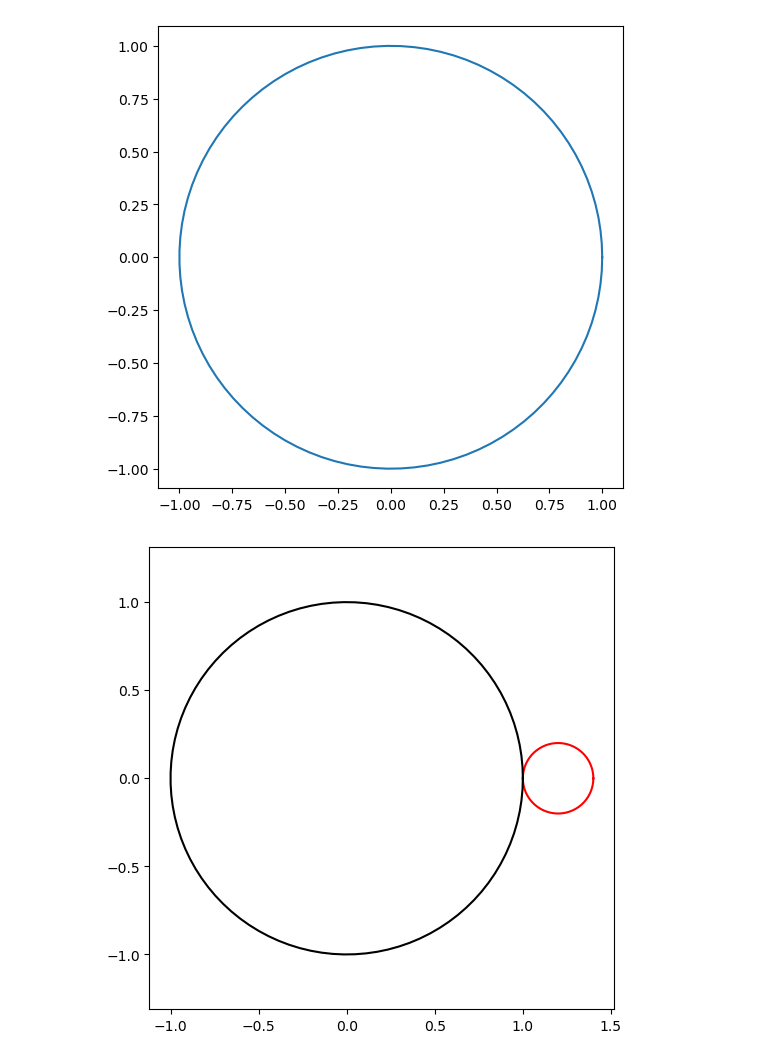
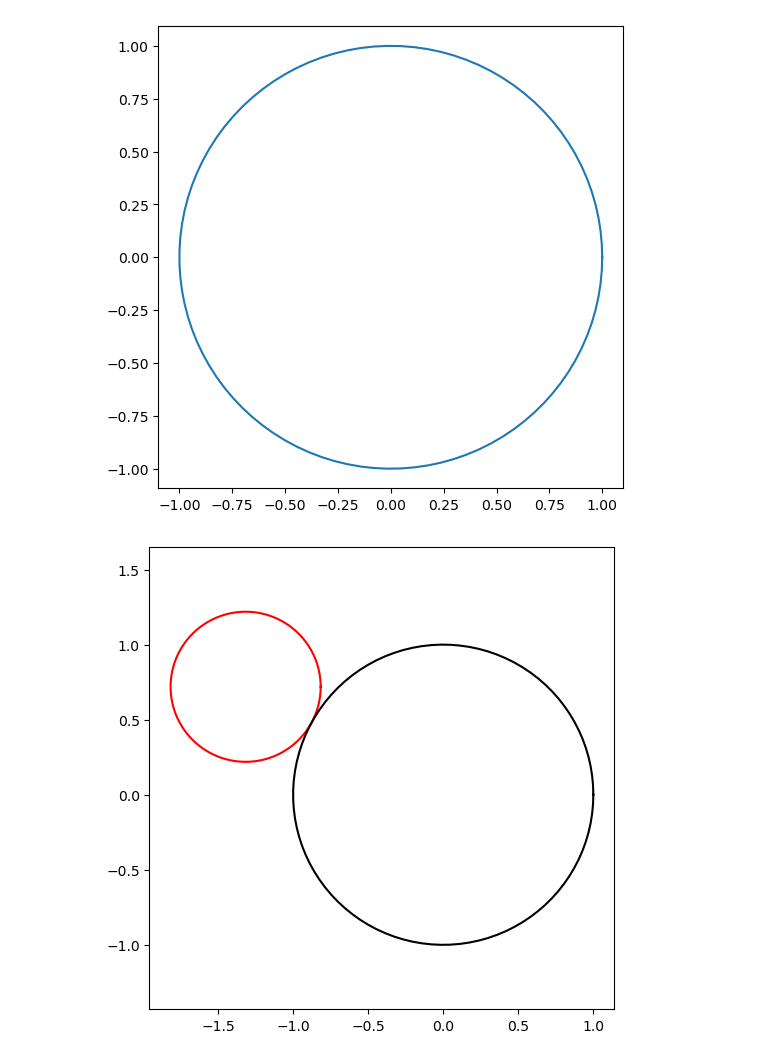
Before and after one commit to alessandroale12/Globo-Cubo, a Jupyter notebook: main_interaction.ipynb, the cells around one changed output. Saved outputs shown, nothing was run; the diff lists cells and outputs as text; code cells hidden in the pictures.

Commit message:
Definition of points inner angle still doesnt work. I have the points outside instead of the inside ones

```diff
--- a/main_interaction.ipynb
+++ b/main_interaction.ipynb
@@ -36,33 +36,34 @@ plt.show()
 # %%
 # Evaluate now the externals conferences where the forces will be applied:
 # The centers will be distributed symmetrically around the center at a distance equal to radius main + radius externals
 N_circles       = 1
 N_points_ext    = 100
 
-d_main_ext = 1.2 * r_main
+d_main_ext = 1.5 * r_main
 r_ext      = d_main_ext - r_main
 
 theta_ext  = np.linspace(0, 2*np.pi, N_points_ext)
 
-angle_ext_c = np.linspace(0,2*np.pi,N_circles)
+angle_ext_c = np.linspace(np.pi-0.5,2*np.pi,N_circles)
+# angle_ext_c = np.linspace(0,2*np.pi,N_circles)
 
 x_ext_c = x_main_c + d_main_ext*np.cos(angle_ext_c)
 y_ext_c = y_main_c + d_main_ext*np.sin(angle_ext_c)
 
 x_ext = np.zeros((N_points_ext,N_circles))
 y_ext = np.zeros((N_points_ext,N_circles))
 
 for i in range(0,N_circles):
     x_ext[:,i] = x_ext_c[i] + r_ext * np.cos(theta_ext)
     y_ext[:,i] = y_ext_c[i] + r_ext * np.sin(theta_ext)
 
 plt.figure(figsize=(6,6))
 plt.plot(x_ext, y_ext , color='red')
 plt.plot(x_main,y_main, color='black')
 plt.axis('equal')
 plt.show()
 # %% [output]
-[figure, old version]
+[figure, new version]
 # %%
 # Simulation of the interaction of a single sphere.
 import math
```
Also changed, not shown: parts of 3 cells of this notebook, 1 other file.
